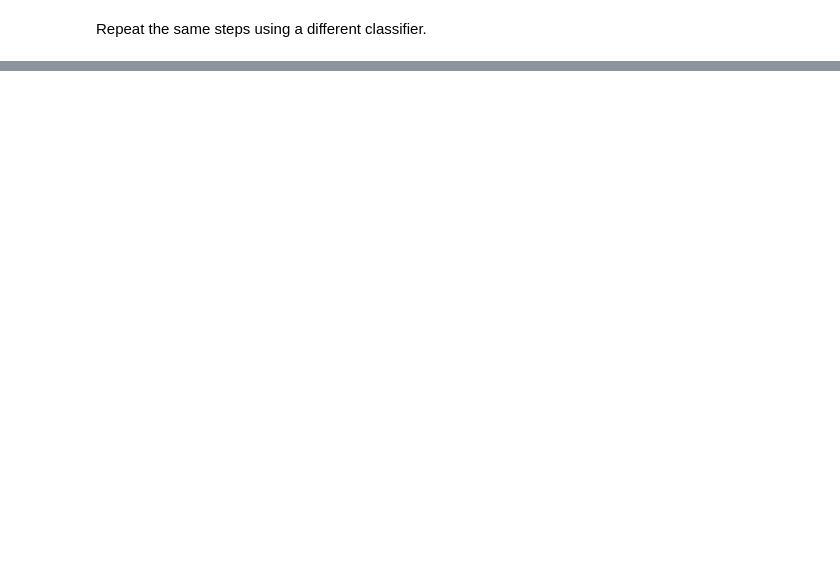
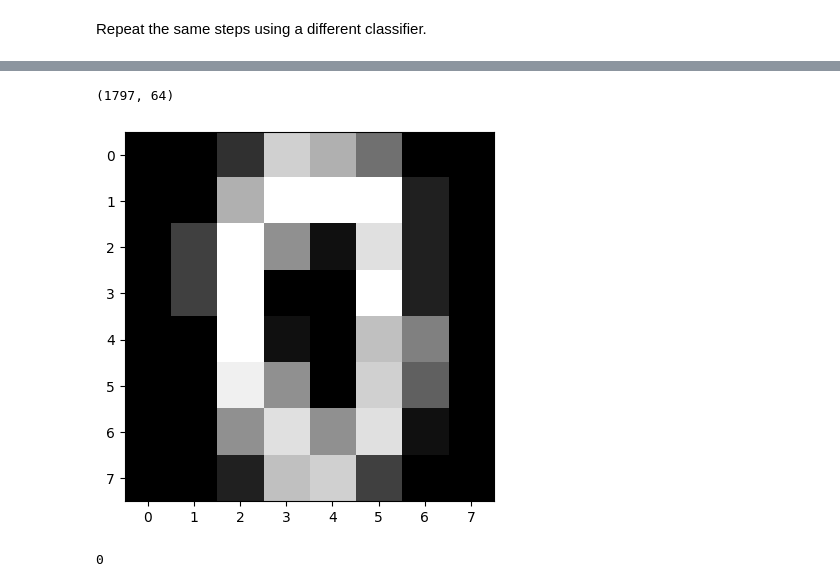
Before and after one commit to xqill275/UNI_YEAR3, a Jupyter notebook: applied ai/lab/week five/Lab 2 SVC Classifier.ipynb, the cells around one changed output, grey strips where cells are left out. Saved outputs shown, nothing was run; the diff lists cells and outputs as text; code cells hidden in the pictures; blank space fills up the shorter version.

```diff
--- a/applied ai/lab/week five/Lab 2 SVC Classifier.ipynb
+++ b/applied ai/lab/week five/Lab 2 SVC Classifier.ipynb
@@ -9,4 +30,17 @@ digits = load_digits()
 # %%
 # print the digits dataset shape
+print(digits.data.shape)
+# %% [output]
+(1797, 64)
+# %%
+# print the image at index 20
+import matplotlib.pyplot as plt
+plt.imshow(digits.images[20], cmap='gray')
+plt.show()
+# %% [output]
+[figure, added]
 # %%
-# print the image at index 20
+# print the label of image at index 20
+print(digits.target[20])
+# %% [output]
+0
```
Also changed, not shown: parts of 13 cells of this notebook, 11 other files.
